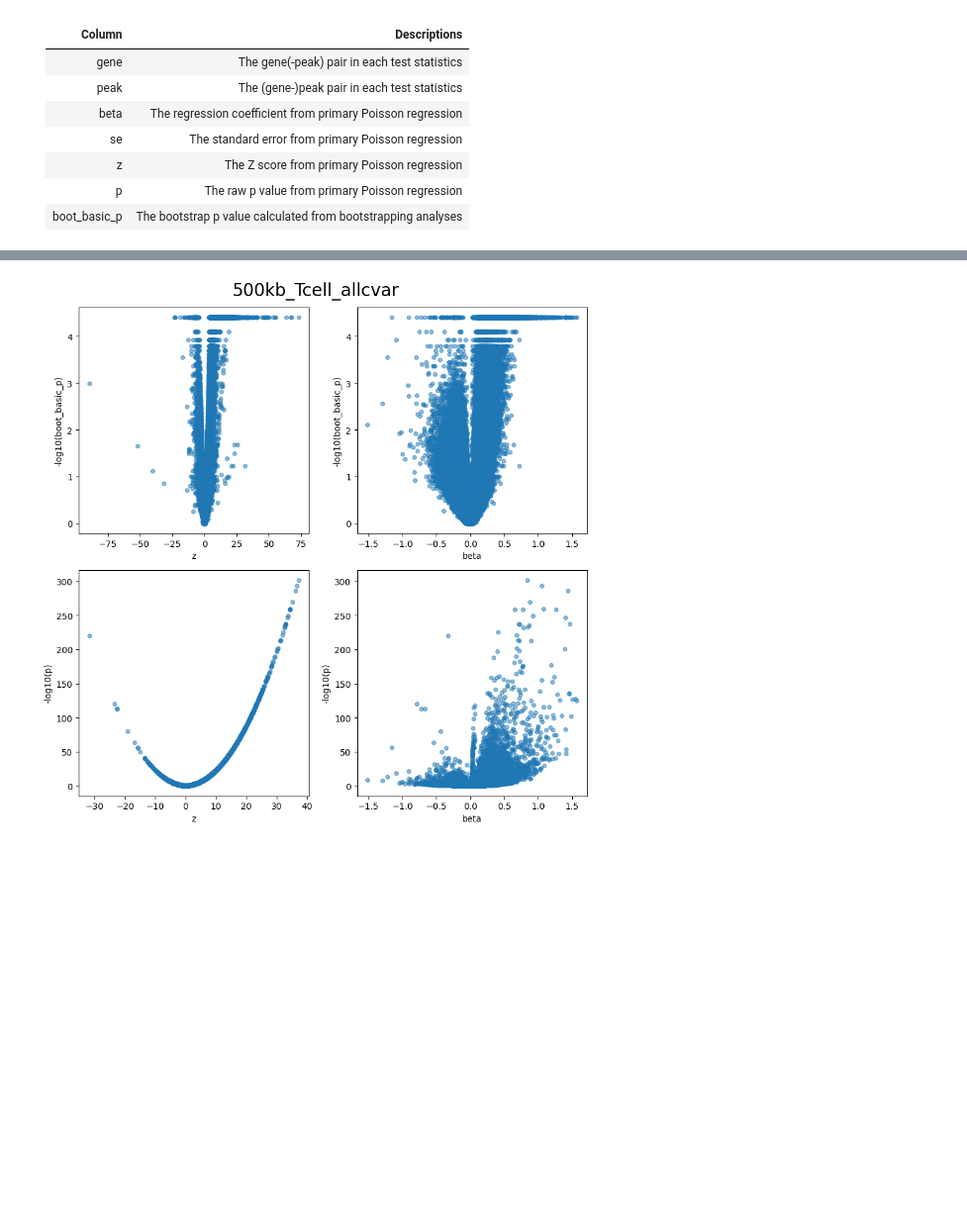
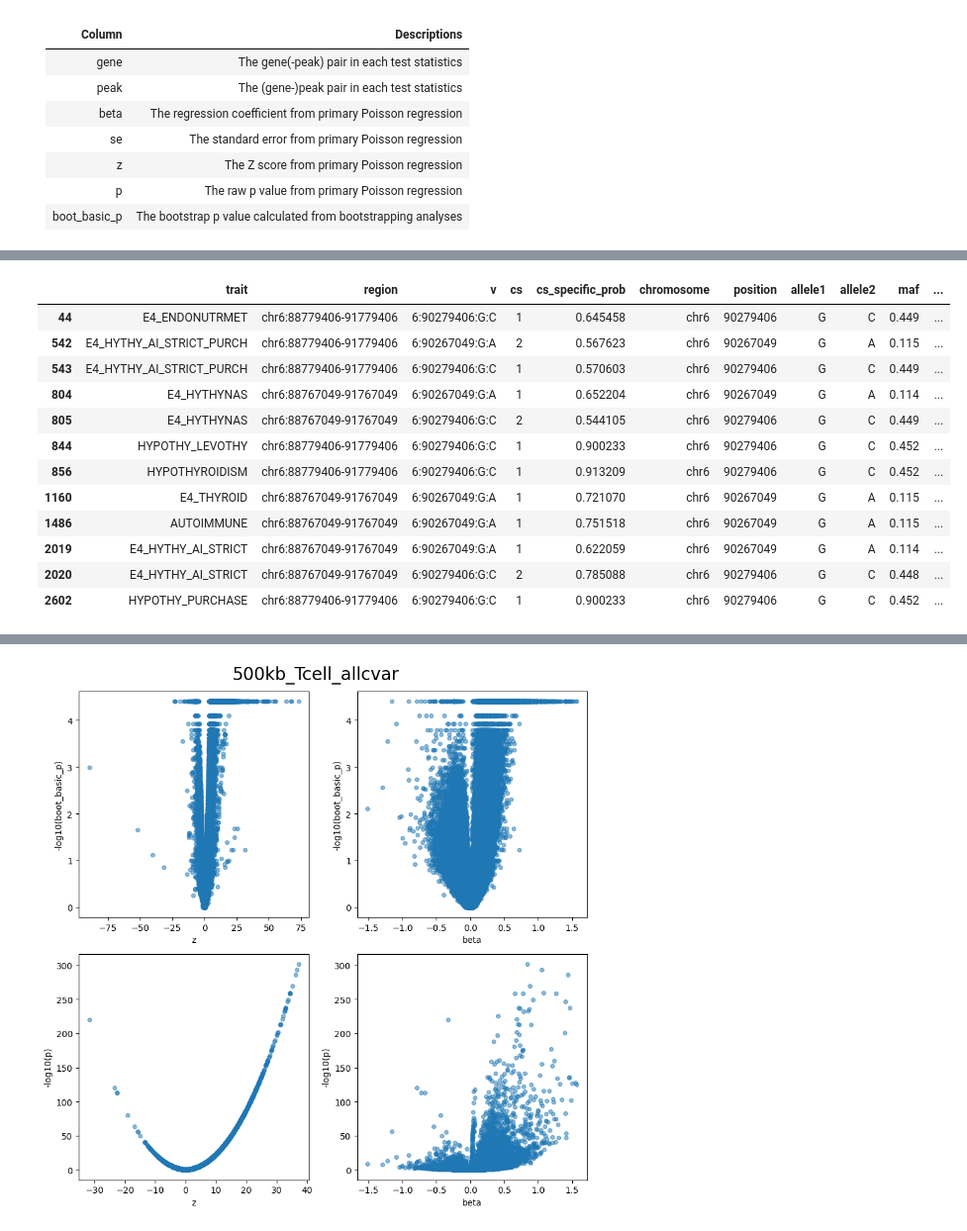
Before and after one commit to abearab/BMI-206-Class-Project, a Jupyter notebook: notebook.ipynb, the cells around one changed output, grey strips where cells are left out. Shown: that part at 99% size. Saved outputs shown, nothing was run; the diff lists cells and outputs as text; code cells hidden in the pictures; blank space fills up the shorter version.

```diff
--- a/notebook.ipynb
+++ b/notebook.ipynb
@@ -36,6 +36,6 @@ First, running @IJbeasley codes to gather fine-mapping data from the GWAS catalo
 # !bash code/finemap/download_finemap.sh
 # %%
 fine_map_df = pd.read_csv(
-    "output/fine_map/all_finngen_trait_cs_filtered.tsv.gz",
+    "output/fine_map/all_finngen_trait_cs_filtered.tsv",
     sep='\t'
 )
@@ -126,0 +158,18 @@ res_1['-log10(boot_basic_p)'] = -np.log10(res_1['boot_basic_p'])
+# %%
+fine_map_df.query(
+    'chromosome == "chr6" and position >= 90 * 10**6 and position <= 90.3 * 10**6'
+)
+# %% [output]
+|  | trait | region | v | cs | cs_specific_prob | chromosome | position | allele1 | allele2 | maf | ... |
+| 44 | E4_ENDONUTRMET | chr6:88779406-91779406 | 6:90279406:G:C | 1 | 0.645458 | chr6 | 90279406 | G | C | 0.449 | ... |
+| 542 | E4_HYTHY_AI_STRICT_PURCH | chr6:88779406-91779406 | 6:90267049:G:A | 2 | 0.567623 | chr6 | 90267049 | G | A | 0.115 | ... |
+| 543 | E4_HYTHY_AI_STRICT_PURCH | chr6:88779406-91779406 | 6:90279406:G:C | 1 | 0.570603 | chr6 | 90279406 | G | C | 0.449 | ... |
+| 804 | E4_HYTHYNAS | chr6:88767049-91767049 | 6:90267049:G:A | 1 | 0.652204 | chr6 | 90267049 | G | A | 0.114 | ... |
+| 805 | E4_HYTHYNAS | chr6:88767049-91767049 | 6:90279406:G:C | 2 | 0.544105 | chr6 | 90279406 | G | C | 0.449 | ... |
+| 844 | HYPOTHY_LEVOTHY | chr6:88779406-91779406 | 6:90279406:G:C | 1 | 0.900233 | chr6 | 90279406 | G | C | 0.452 | ... |
+| 856 | HYPOTHYROIDISM | chr6:88779406-91779406 | 6:90279406:G:C | 1 | 0.913209 | chr6 | 90279406 | G | C | 0.452 | ... |
+| 1160 | E4_THYROID | chr6:88767049-91767049 | 6:90267049:G:A | 1 | 0.721070 | chr6 | 90267049 | G | A | 0.115 | ... |
+| 1486 | AUTOIMMUNE | chr6:88767049-91767049 | 6:90267049:G:A | 1 | 0.751518 | chr6 | 90267049 | G | A | 0.115 | ... |
+| 2019 | E4_HYTHY_AI_STRICT | chr6:88767049-91767049 | 6:90267049:G:A | 1 | 0.622059 | chr6 | 90267049 | G | A | 0.114 | ... |
+| 2020 | E4_HYTHY_AI_STRICT | chr6:88767049-91767049 | 6:90279406:G:C | 2 | 0.785088 | chr6 | 90279406 | G | C | 0.448 | ... |
+| 2602 | HYPOTHY_PURCHASE | chr6:88779406-91779406 | 6:90279406:G:C | 1 | 0.900233 | chr6 | 90279406 | G | C | 0.452 | ... |
```
Also changed, not shown: parts of 7 cells of this notebook.
